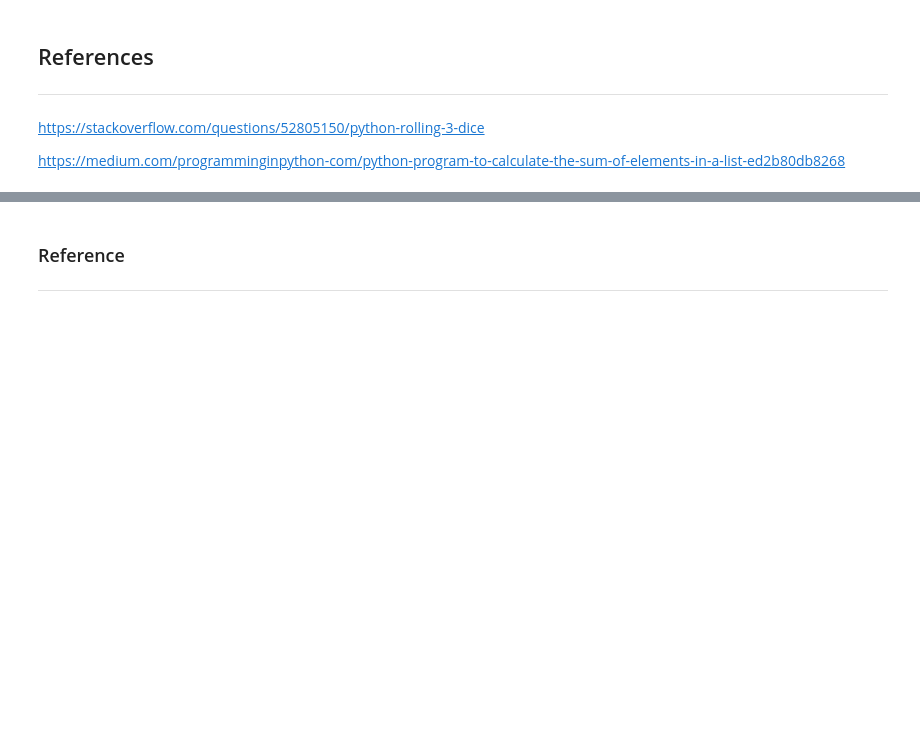
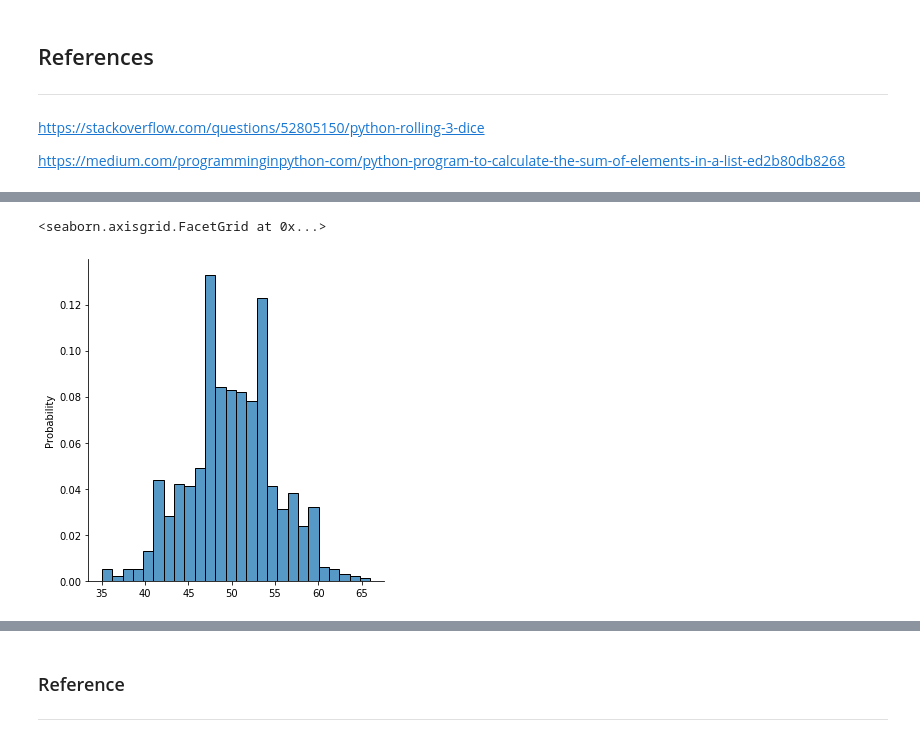
Before and after one commit to shaner1/Fundamentals_Task_20, a Jupyter notebook: Fundamentals_Task.ipynb, the cells around one changed output, grey strips where cells are left out. Saved outputs shown, nothing was run; the diff lists cells and outputs as text; code cells hidden in the pictures; blank space fills up the shorter version.

```diff
--- a/Fundamentals_Task.ipynb
+++ b/Fundamentals_Task.ipynb
@@ -364,6 +403,8 @@ https://github.com/mwaskom/seaborn/issues/2352
 # %%
-
-n = input("Enter the amount of times you would like to run this experiemnt: ")
+# N is how many times we will run the experiment
+N = int(input("Enter the amount of times you would like to run this experiemnt: "))
+# n = the number of trails
+n = 100
+# p = the probability on success
 p = 0.5
-# n = the number of trails and p = the probability on success
 # %% [output]
@@ -371,8 +411,0 @@ Enter the amount of times you would like to run this experiemnt: 100
-# %%
-import numpy as np
-rng = np.random.default_rng()
-# create a random number generator
-
-n, p = 100, .5  # number of trials, probability of each trial
-s = rng.binomial(n, p, 1000)
-# result of flipping a coin 10 times, tested 1000 times.
@@ -405,0 +412,6 @@ https://www.youtube.com/watch?v=NTHA9Qa81R8
+# %%
+# create a random number generator
+rng = np.random.default_rng()
+
+coinFlip = rng.binomial(n, p, N)
+# CoinFlip will be the output of our binomial distribution, which is an ndarray
@@ -405,0 +430,5 @@ https://www.youtube.com/watch?v=NTHA9Qa81R8
+# %%
+sns.displot(coinFlip,  stat="probability")
+# %% [output]
+<seaborn.axisgrid.FacetGrid at 0x...>
+[figure, added]
```
Also changed, not shown: parts of 53 cells of this notebook, 1 other file.
